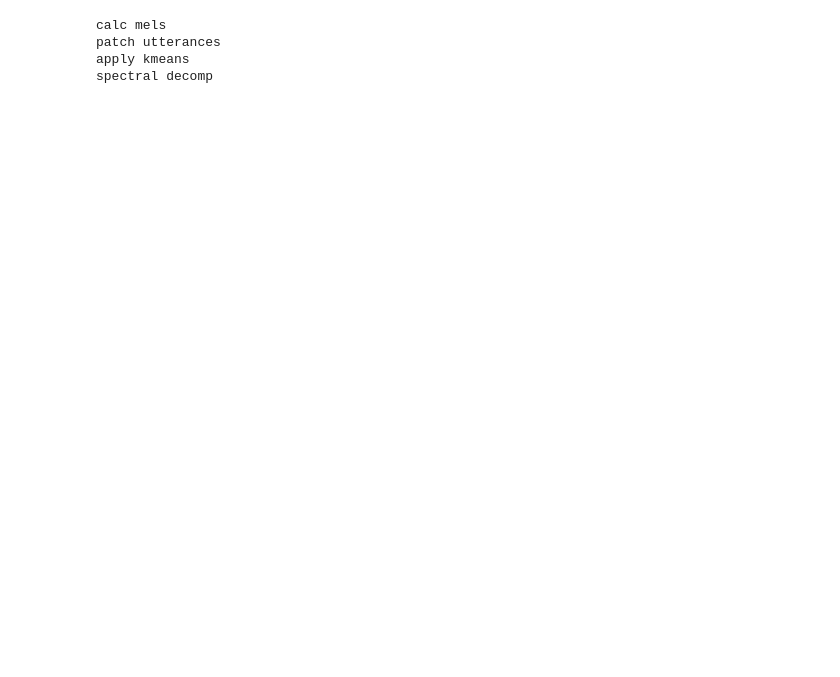
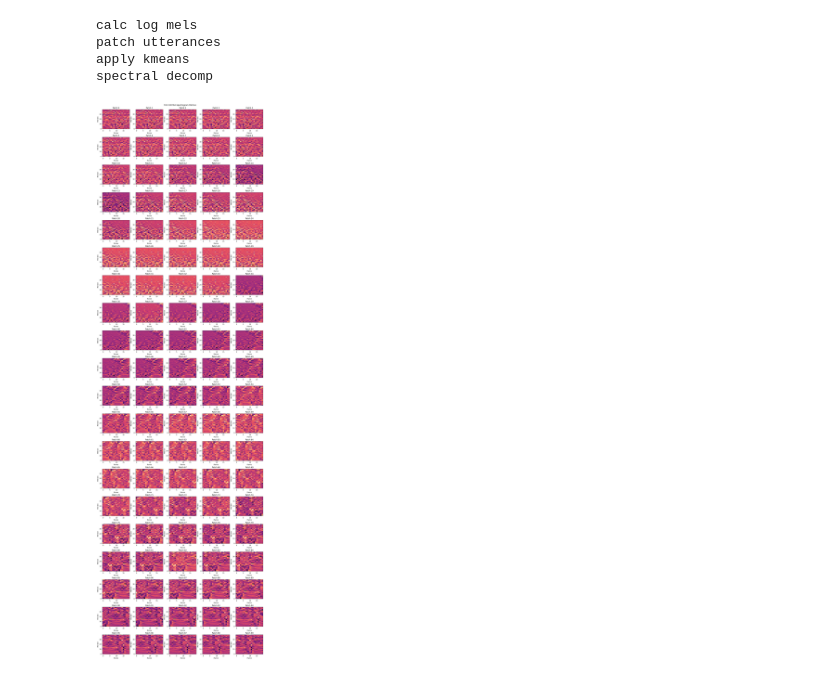
Before and after one commit to zbalkhy/EEC289, a Jupyter notebook: final_project/decode_lstm.ipynb, the cells around one changed output. Saved outputs shown, nothing was run; the diff lists cells and outputs as text; code cells hidden in the pictures; blank space fills up the shorter version.

```diff
--- a/final_project/decode_lstm.ipynb
+++ b/final_project/decode_lstm.ipynb
@@ -15,15 +15,19 @@ from torch.utils.data import Dataset
 import re
 # %%
 librispeech_ds = torchaudio.datasets.LIBRISPEECH(
-    root=str("/Users/zacariabalkhy/UCDAVIS_COURSES/EEC289A/final_project/data/"), url="dev-clean", download=True,
+    root=str("./data/"), url="dev-clean", download=True,
 )
 # %%
-kmeans, norm_beta, norm_patches, utterance_bounds = calc_smt_on_librispeech(librispeech_ds, patch_length=50, num_utterances=1000)
+kmeans, norm_beta, norm_patches, utterance_bounds = calc_smt_on_librispeech(librispeech_ds, patch_length=200, num_utterances=100)
 # %% [output]
-calc mels
+calc log mels
 patch utterances
 apply kmeans
 spectral decomp
+# %%
+plot_first_n_mel_patches(norm_patches.reshape(norm_patches.shape[0], 40, 20), 100)
+# %% [output]
+[figure, added]
 # %%
 import pickle
 # store together
```
Also changed, not shown: parts of 1 cell of this notebook, 2 other files.
